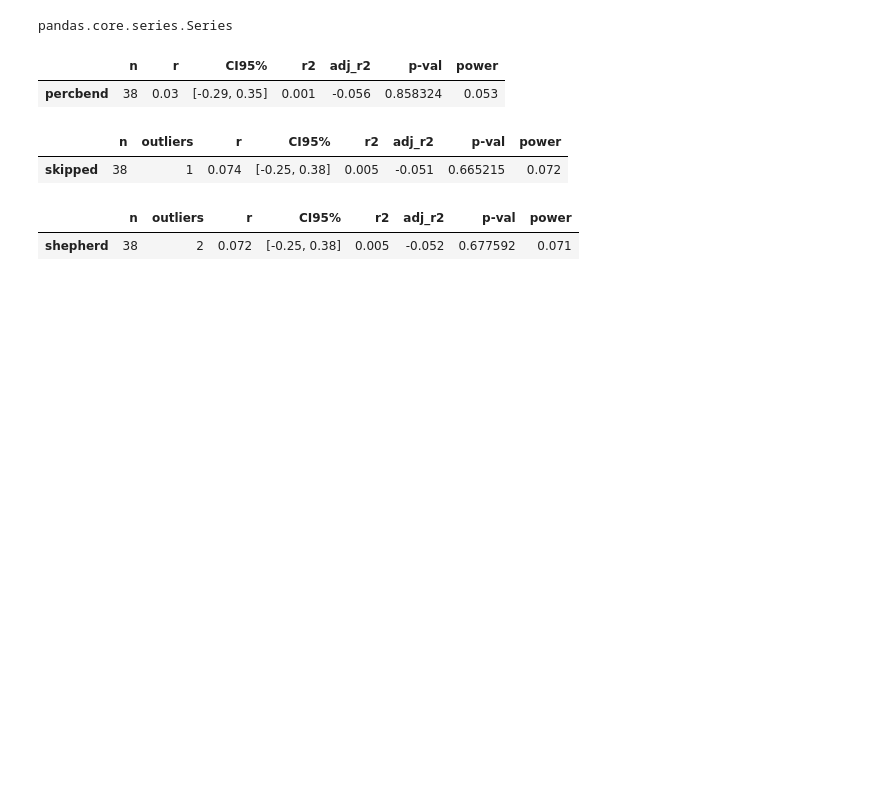
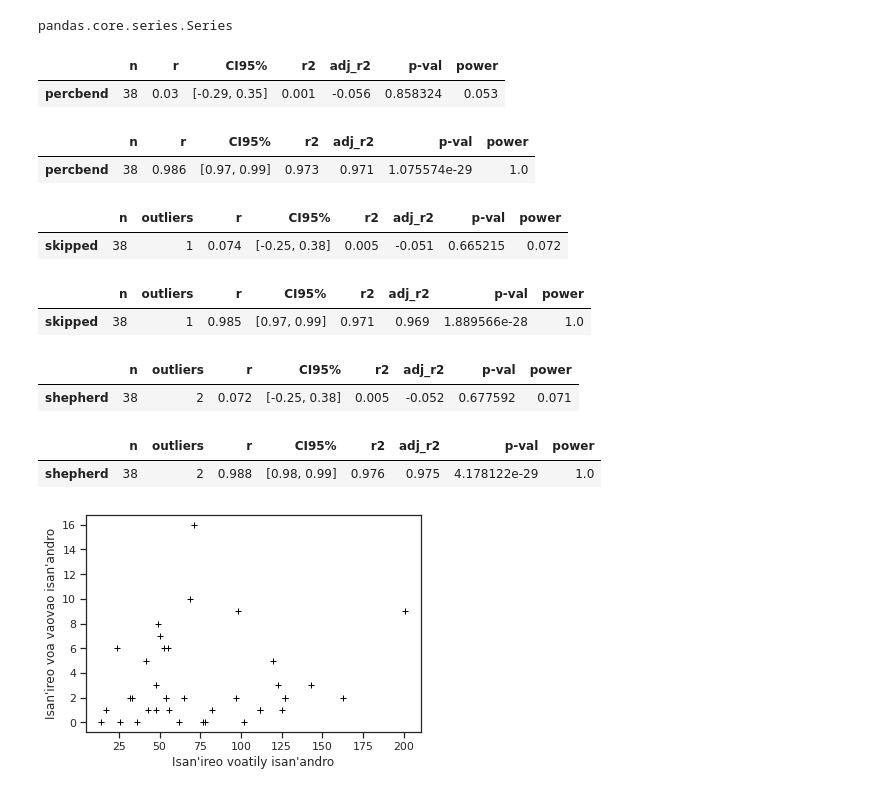
Before and after one commit to herysedra/covid19-mankaiza-clone, a Jupyter notebook: stats/stat_tests.ipynb, the cells around one changed output. Drawn from its saved outputs; the diff is of its cells as text; code cells hidden in the pictures; blank space fills up the shorter version.

```diff
--- a/stats/stat_tests.ipynb
+++ b/stats/stat_tests.ipynb
@@ -68,13 +53,39 @@ corr(tily, voa, method= 'percbend')
 # %% [output]
 |  | n | r | CI95% | r2 | adj_r2 | p-val | power |
 | percbend | 38 | 0.03 | [-0.29, 0.35] | 0.001 | -0.056 | 0.858324 | 0.053 |
+# %%
+corr(tily, tsyvoa, method= 'percbend')
+# %% [output]
+|  | n | r | CI95% | r2 | adj_r2 | p-val | power |
+| percbend | 38 | 0.986 | [0.97, 0.99] | 0.973 | 0.971 | 1.075574e-29 | 1.0 |
 # %%
 corr(tily, voa, method= 'skipped')
 # %% [output]
 |  | n | outliers | r | CI95% | r2 | adj_r2 | p-val | power |
 | skipped | 38 | 1 | 0.074 | [-0.25, 0.38] | 0.005 | -0.051 | 0.665215 | 0.072 |
+# %%
+corr(tily, tsyvoa, method= 'skipped')
+# %% [output]
+|  | n | outliers | r | CI95% | r2 | adj_r2 | p-val | power |
+| skipped | 38 | 1 | 0.985 | [0.97, 0.99] | 0.971 | 0.969 | 1.889566e-28 | 1.0 |
 # %%
 corr(tily, voa, method= 'shepherd')
 # %% [output]
 |  | n | outliers | r | CI95% | r2 | adj_r2 | p-val | power |
 | shepherd | 38 | 2 | 0.072 | [-0.25, 0.38] | 0.005 | -0.052 | 0.677592 | 0.071 |
+# %%
+corr(tily, tsyvoa, method= 'shepherd')
+# %% [output]
+|  | n | outliers | r | CI95% | r2 | adj_r2 | p-val | power |
+| shepherd | 38 | 2 | 0.988 | [0.98, 0.99] | 0.976 | 0.975 | 4.178122e-29 | 1.0 |
+# %%
+plt.figure()
+plt.plot(tily, voa, marker ="+",ls = 'None', color='black')
+plt.xlabel("Isan'ireo voatily isan'andro")
+plt.ylabel("Isan'ireo voa vaovao isan'andro")
+#plt.legend(loc= 'best')
+#plt.suptitle("Fivoarana raha R0 omen'ny antontan'isa CCO")
+plt.savefig(path_to_save+'tilvoa.eps')
+plt.savefig(path_to_save+'tilvoa.png')
+# %% [output]
+[figure, added]
```
Also changed, not shown: parts of 10 cells of this notebook.
